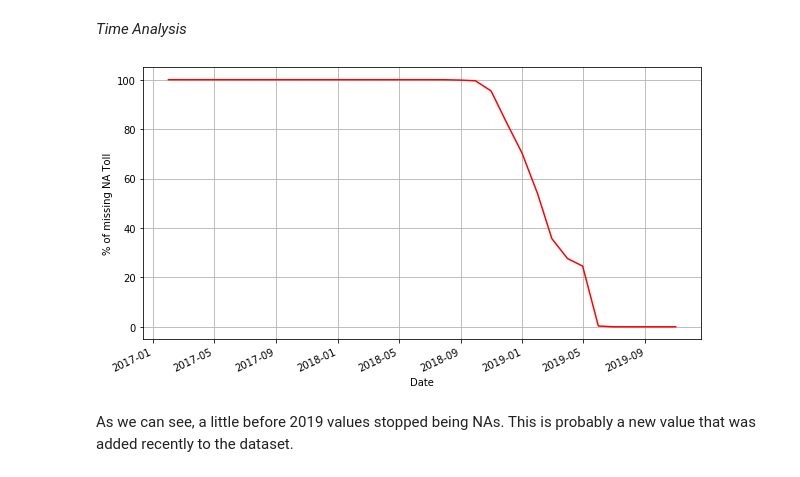
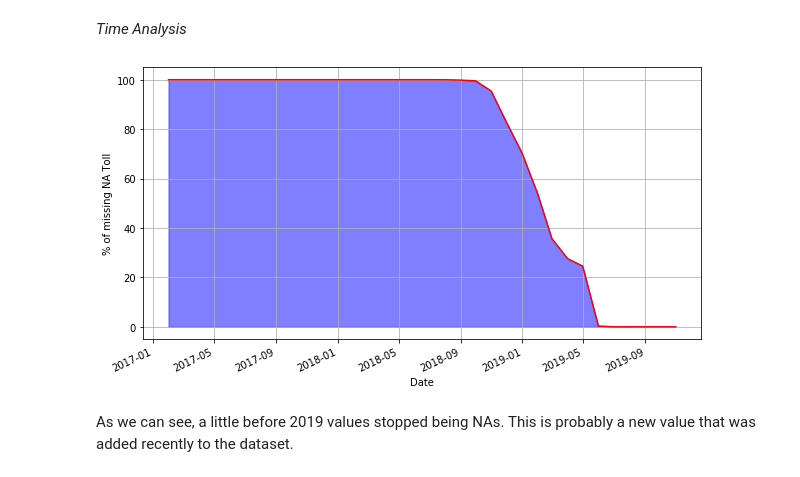
Before and after one commit to alexisgaziello/CSP_MATH_571_taxi_oracle, a Jupyter notebook: src/Taxis Analysis.ipynb, the cells around one changed output. Drawn from its saved outputs; the diff is of its cells as text; code cells hidden in the pictures.

Commit message:
graph

```diff
--- a/src/Taxis Analysis.ipynb
+++ b/src/Taxis Analysis.ipynb
@@ -170,28 +170,27 @@ Let's get insight in the trips where the values are nan.
 # %%
 # Randomly group by start timestamp
 df.index = df['trip_start_timestamp']
 # Total elements
 timeStart_grouped = df.groupby(pd.Grouper(freq='M'))
 # Total NA elements
 timeStart_tollNA_grouped = df.loc[df['tolls'].isna(),].groupby(pd.Grouper(freq='M'))
 
 # Percentaje
 y = 100 * timeStart_tollNA_grouped.size()/timeStart_grouped.size()
 y = y[~y.isna()]
 
 # Plot
 plt.figure(figsize=(10,5))
+plt.fill_between(y.index, y, color='blue', alpha=0.5)
 plt.plot(y, color='red')
 plt.grid()
 plt.xticks(rotation=25, ha='right')
 plt.xlabel('Date')
 plt.ylabel('% of missing NA Toll')
-#plt.fill([0]+[*range(0,len(y))],  [0]+pd.Series.tolist(y), facecolor='blue', alpha=0.5)
-
 
 plt.show()
 # %% [output]
-[figure, old version]
+[figure, new version]
 # %% [markdown]
 As we can see, a little before 2019 values stopped being NAs. This is probably a new value that was added recently to the dataset.
 # %% [markdown]
```
